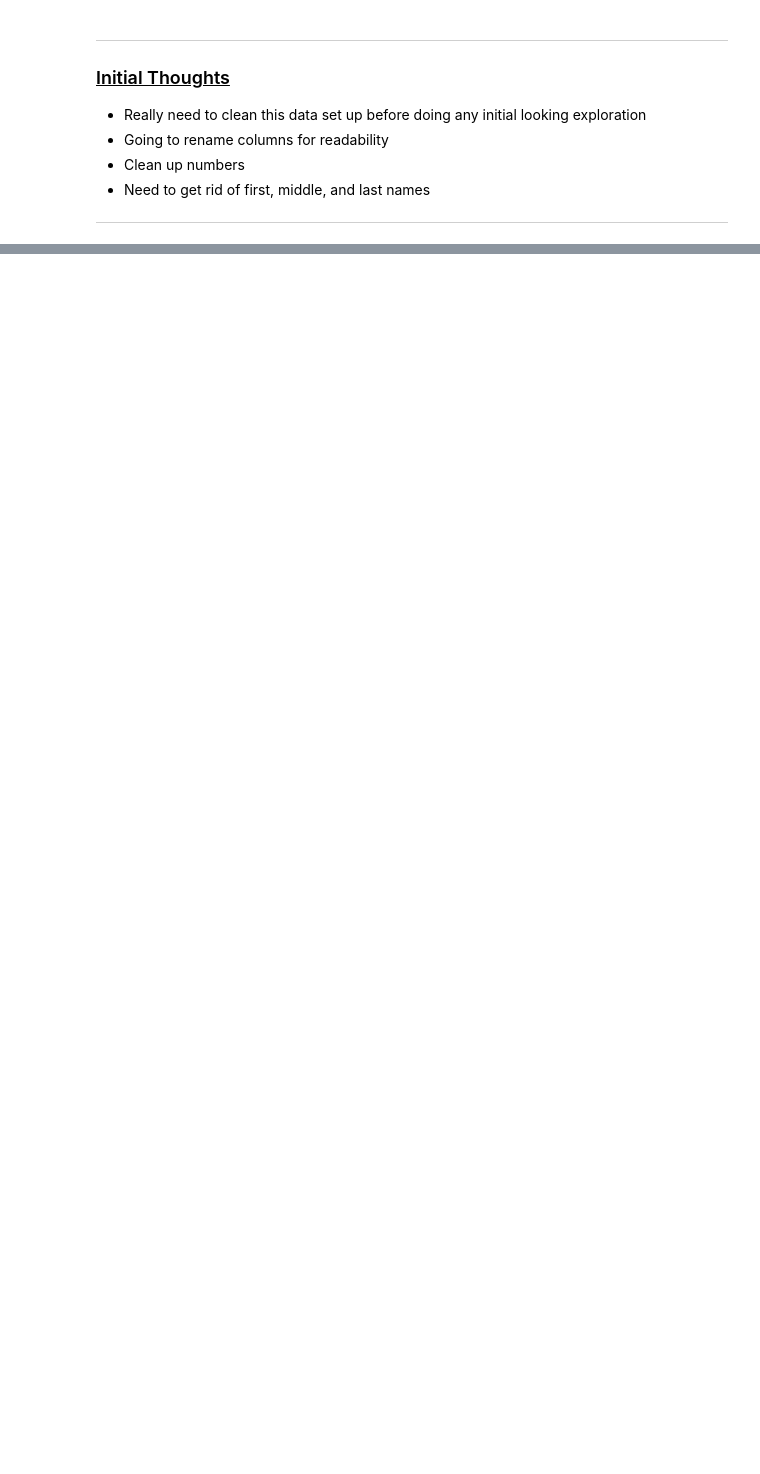
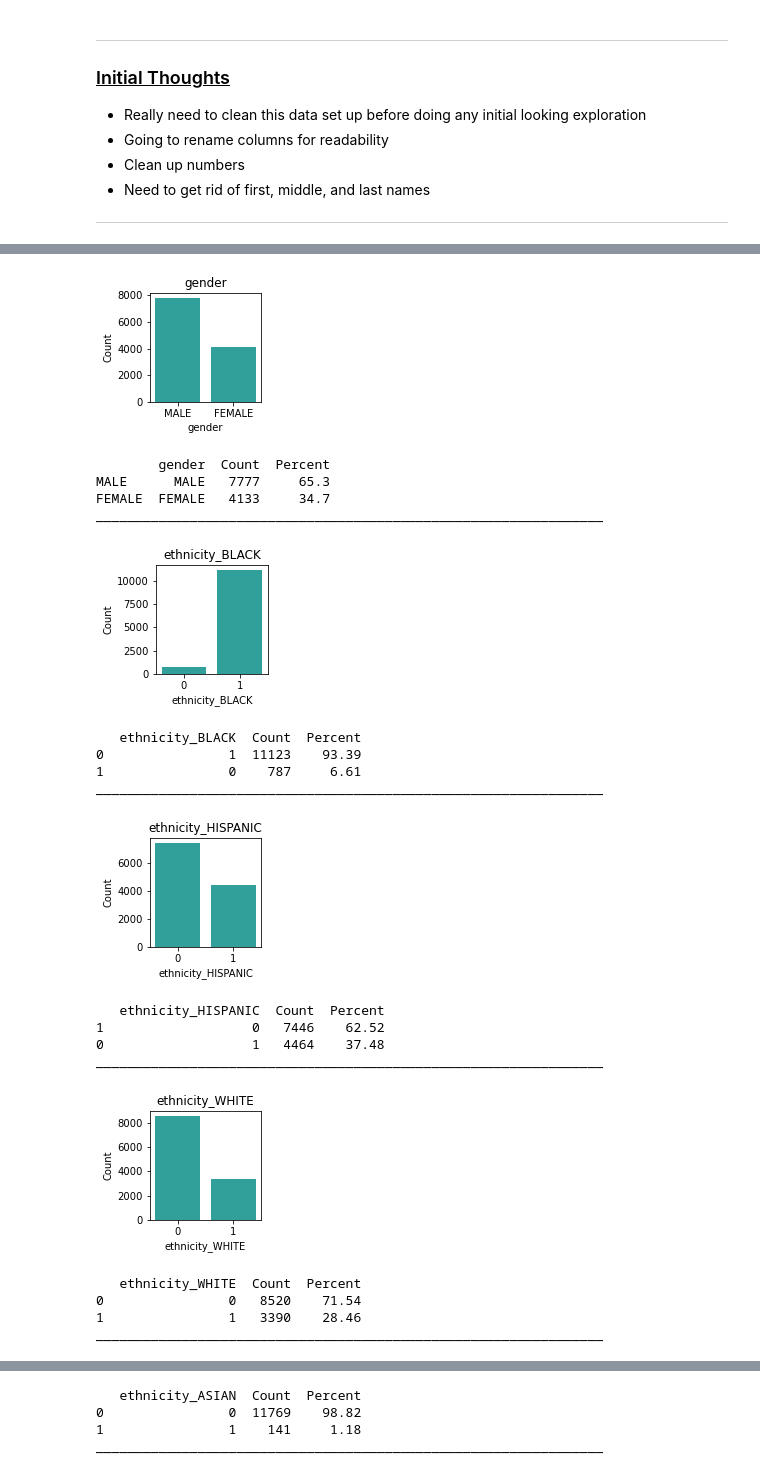
Before and after one commit to DBerchelmann/employee-classification, a Jupyter notebook: finalnotebook_employee_project.ipynb, the cells around one changed output, grey strips where cells are left out. Drawn from its saved outputs; the diff is of its cells as text; code cells hidden in the pictures; blank space fills up the shorter version.

```diff
--- a/finalnotebook_employee_project.ipynb
+++ b/finalnotebook_employee_project.ipynb
@@ -175,0 +186,2 @@ There are 1 columns that have NULL values.
+# %%
+df= clean_city(df)
@@ -175,0 +222,26 @@ There are 1 columns that have NULL values.
+# %%
+cat_vars = ['gender', 'ethnicity_BLACK', 'ethnicity_HISPANIC', 'ethnicity_WHITE', 'ethnicity_ASIAN', 'ethnicity_NATIVE AMERICAN', 'ethnicity_NATIVE HAWAIIAN', 'ethnicity_OTHER']
+quant_vars = ['annual_salary_2016','total_compensation', 'years_employed']
+# %%
+explore.explore_univariate(df, cat_vars, quant_vars)
+# %% [output]
+[figure, added]
+        gender  Count  Percent
+MALE      MALE   7777     65.3
+FEMALE  FEMALE   4133     34.7
+_________________________________________________________________
+[figure, added]
+   ethnicity_BLACK  Count  Percent
+0                1  11123    93.39
+1                0    787     6.61
+_________________________________________________________________
+[figure, added]
+   ethnicity_HISPANIC  Count  Percent
+1                   0   7446    62.52
+0                   1   4464    37.48
+_________________________________________________________________
+[figure, added]
+   ethnicity_WHITE  Count  Percent
+0                0   8520    71.54
+1                1   3390    28.46
+_________________________________________________________________
@@ -175,0 +249,4 @@ There are 1 columns that have NULL values.
+   ethnicity_ASIAN  Count  Percent
+0                0  11769    98.82
+1                1    141     1.18
+_________________________________________________________________
```
Also changed, not shown: parts of 119 cells of this notebook, 3 other files.
